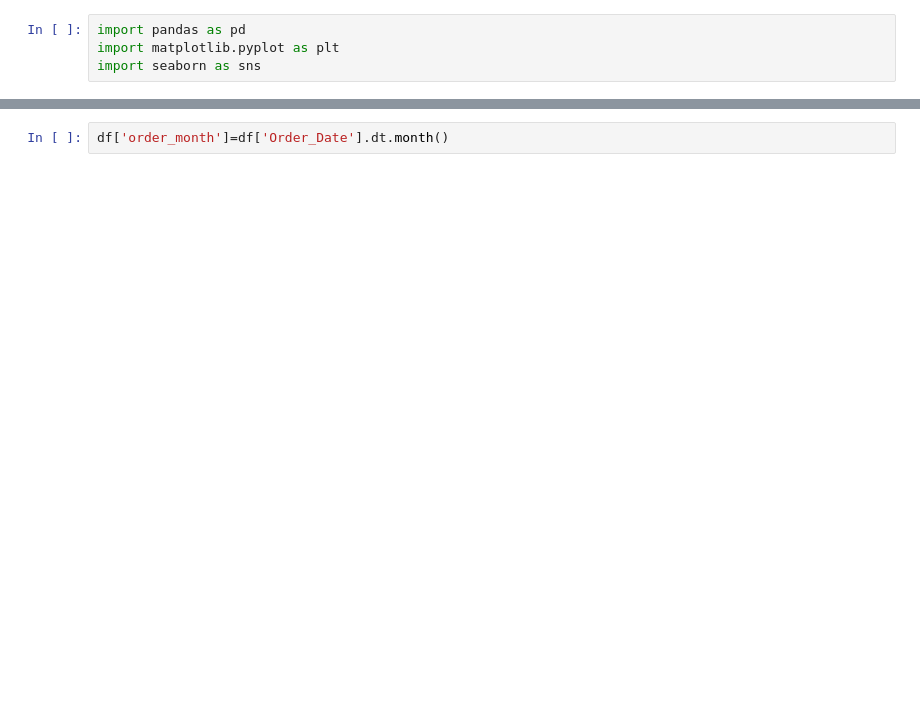
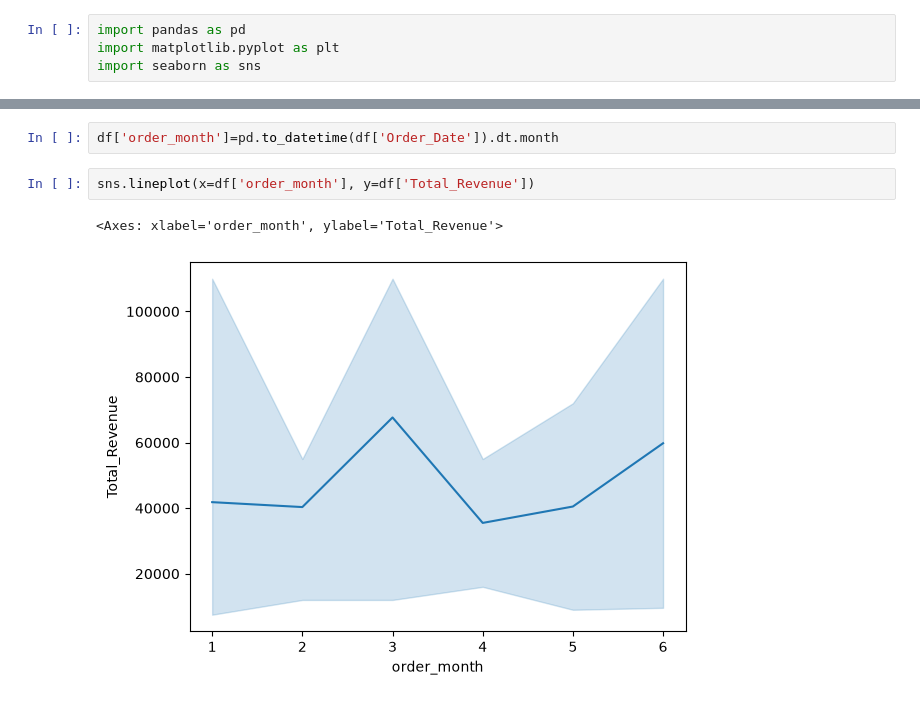
Before and after one commit to Cute02/ML-Journey, a Jupyter notebook: Paper2/Paper2Revision/Paper2exam.ipynb, the cells around one changed output, grey strips where cells are left out. Drawn from its saved outputs; the diff is of its cells as text; blank space fills up the shorter version.

```diff
--- a/Paper2/Paper2Revision/Paper2exam.ipynb
+++ b/Paper2/Paper2Revision/Paper2exam.ipynb
@@ -54,2 +192,7 @@ sns.barplot(hue=df['Region'], y=df['Total_Revenue'])
 # %%
-df['order_month']=df['Order_Date'].dt.month()
+df['order_month']=pd.to_datetime(df['Order_Date']).dt.month
+# %%
+sns.lineplot(x=df['order_month'], y=df['Total_Revenue'])
+# %% [output]
+<Axes: xlabel='order_month', ylabel='Total_Revenue'>
+[figure, added]
```
Also changed, not shown: parts of 11 cells of this notebook, 3 other files.
